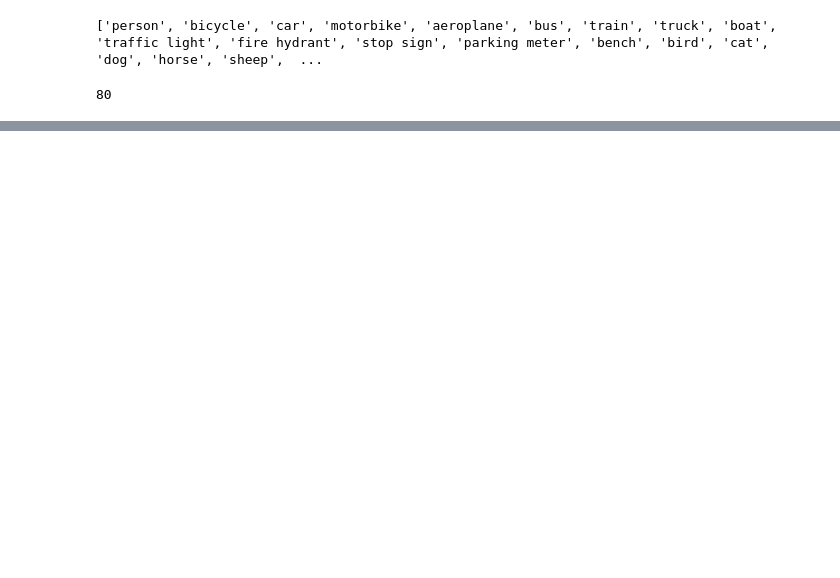
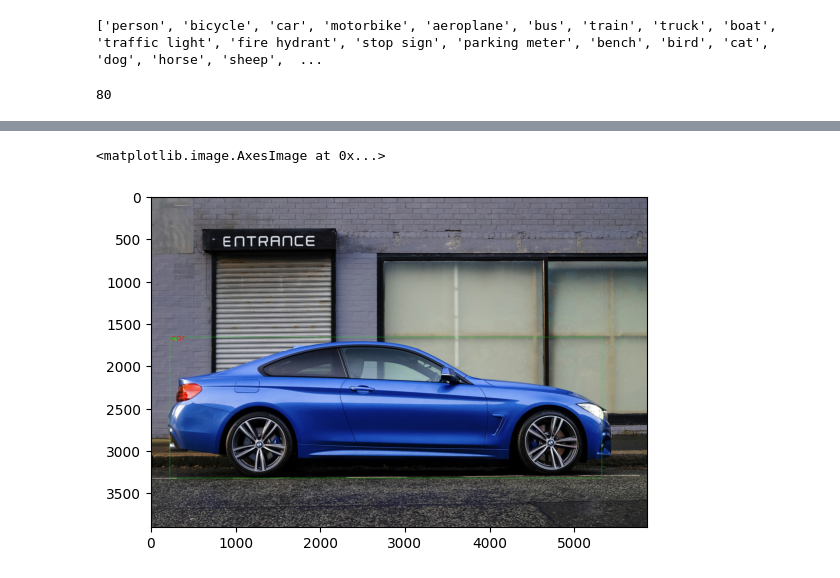
Before and after one commit to davidalias/PythonProjects, a Jupyter notebook: opencv/object_detection/ssd_mobilenetv3.ipynb, the cells around one changed output, grey strips where cells are left out. Cells and saved outputs as stored; diff of their text form; code cells hidden in the pictures; blank space fills up the shorter version.

```diff
--- a/opencv/object_detection/ssd_mobilenetv3.ipynb
+++ b/opencv/object_detection/ssd_mobilenetv3.ipynb
@@ -22,0 +59,5 @@ len(classLabels)
+# %%
+plt.imshow(cv2.cvtColor(img, cv2.COLOR_BGR2RGB))
+# %% [output]
+<matplotlib.image.AxesImage at 0x...>
+[figure, added]
```
Also changed, not shown: parts of 9 cells of this notebook, 1 other file.
